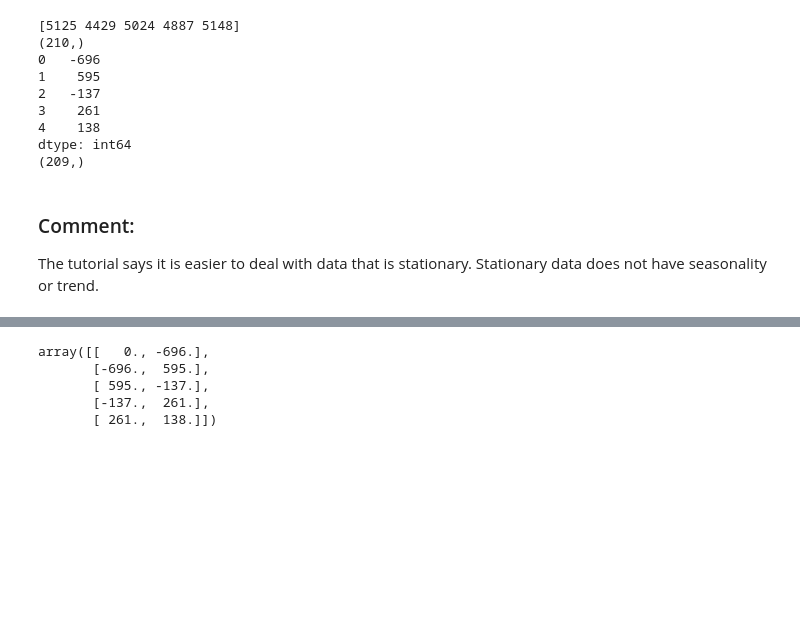
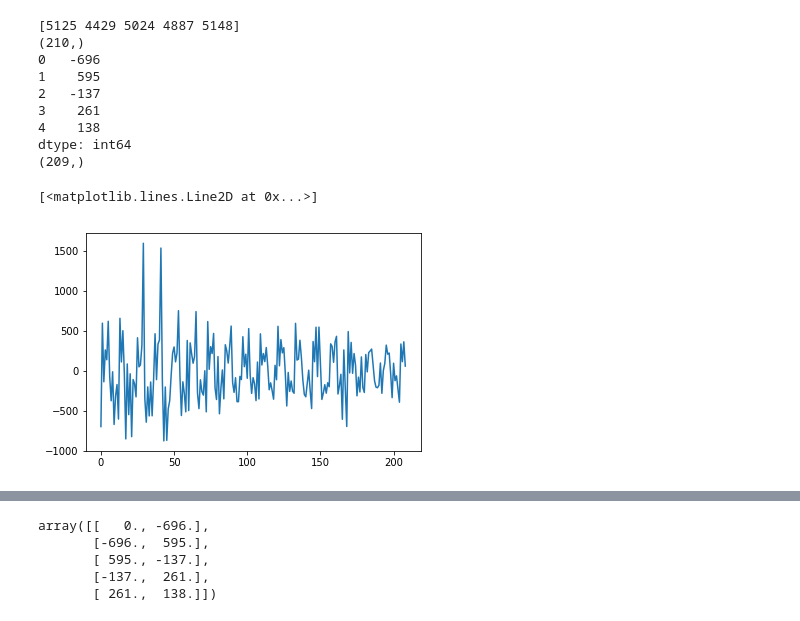
Before and after one commit to zihao12/qb_ML, a Jupyter notebook: code/time_series_full_tutorial_WangZihao.ipynb, the cells around one changed output, grey strips where cells are left out. Drawn from its saved outputs; the diff is of its cells as text; code cells hidden in the pictures; blank space fills up the shorter version.

```diff
--- a/code/time_series_full_tutorial_WangZihao.ipynb
+++ b/code/time_series_full_tutorial_WangZihao.ipynb
@@ -100,6 +109,8 @@ print(diff_values.shape)
 4    138
 dtype: int64
 (209,)
-# %% [markdown]
-### Comment:
-The tutorial says it is easier to deal with data that is stationary. Stationary data does not have seasonality or trend.
+# %%
+pyplot.plot(diff_values)
+# %% [output]
+[<matplotlib.lines.Line2D at 0x...>]
+[figure, added]
```
Also changed, not shown: parts of 29 cells of this notebook.
